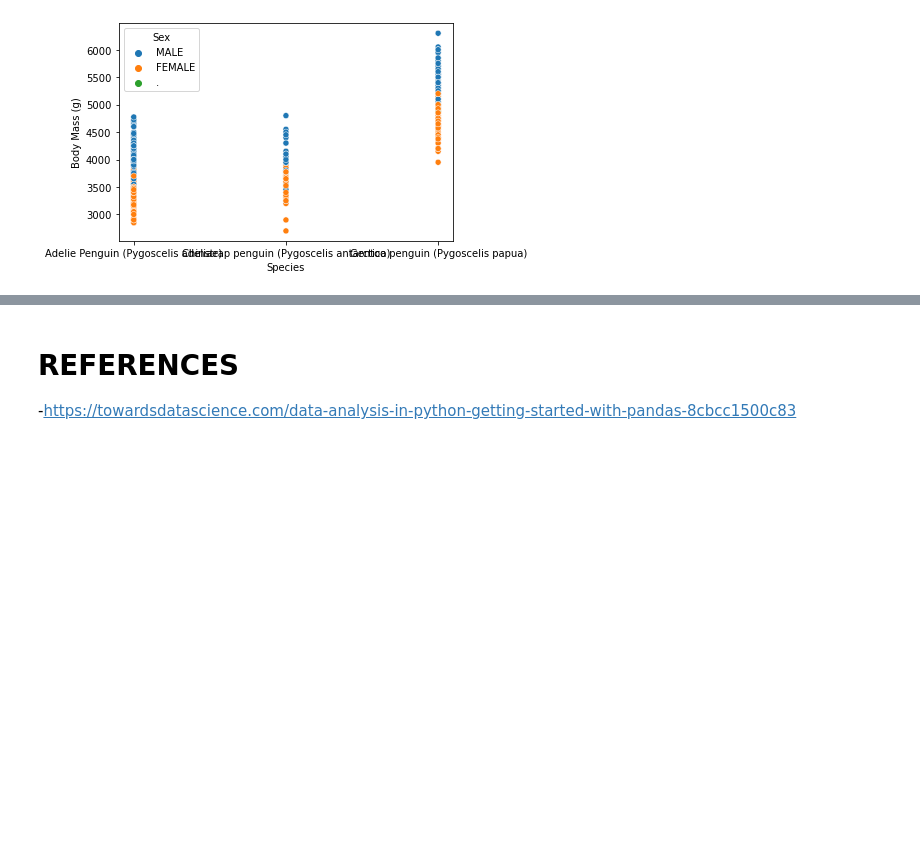
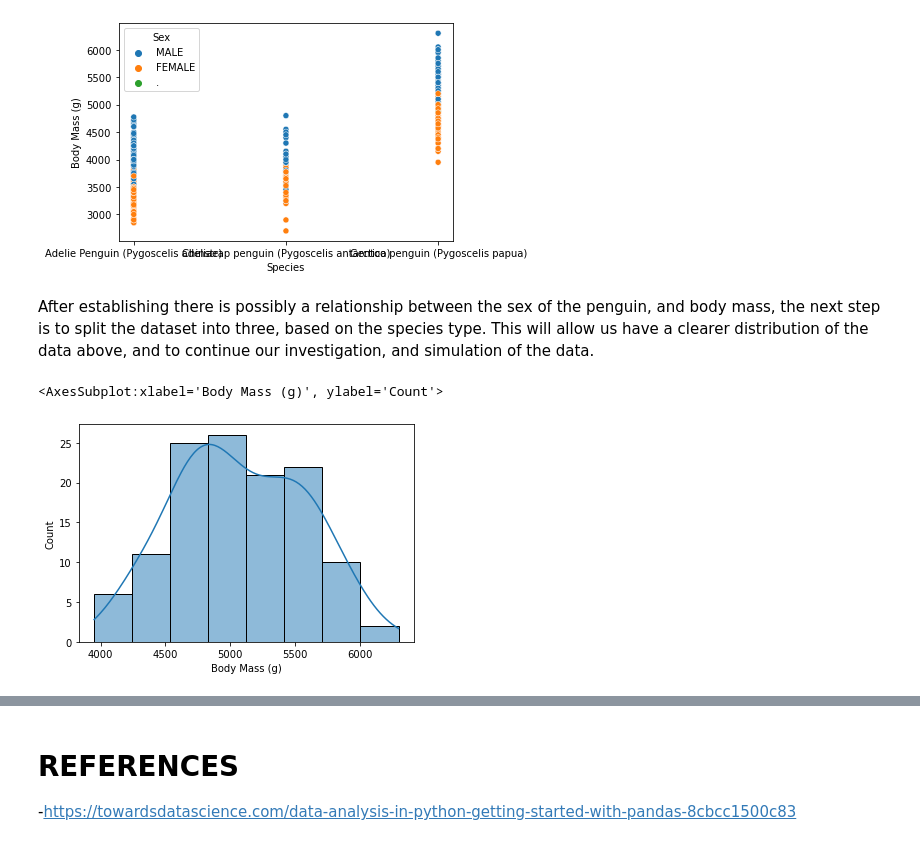
Before and after one commit to kaob1991/Programming-DA-project-1, a Jupyter notebook: Project.ipynb, the cells around one changed output, grey strips where cells are left out. Drawn from its saved outputs; the diff is of its cells as text; code cells hidden in the pictures; blank space fills up the shorter version.

Commit message:
correlation chart and histograms completed

```diff
--- a/Project.ipynb
+++ b/Project.ipynb
@@ -42,3 +42,6 @@ penguins.head()
 | 2 | PAL0708 | 3 | Adelie Penguin (Pygoscelis adeliae) | Anvers | Torgersen | Adult, 1 Egg Stage | N2A1 | Yes | ... |
 | 3 | PAL0708 | 4 | Adelie Penguin (Pygoscelis adeliae) | Anvers | Torgersen | Adult, 1 Egg Stage | N2A2 | Yes | ... |
 | 4 | PAL0708 | 5 | Adelie Penguin (Pygoscelis adeliae) | Anvers | Torgersen | Adult, 1 Egg Stage | N3A1 | Yes | ... |
+# %%
+penguins = penguins.drop(["Sample Number","Delta 15 N (o/oo)", "Delta 13 C (o/oo)"], axis = 1)
+penguins
@@ -73,3 +90,14 @@ sns.scatterplot(data = penguins, x = "Species",y= "Body Mass (g)", hue = "Sex")
 # %% [output]
 <AxesSubplot:xlabel='Species', ylabel='Body Mass (g)'>
 [figure]
+# %% [markdown]
+After establishing there is possibly a relationship between the sex of the penguin, and body mass, the next step is to split the dataset into three, based on the species type. This will allow us have a clearer distribution of the data above, and to continue our investigation, and simulation of the data.
+# %%
+adelie_data = penguins.loc [penguins ["Species"] == "Adelie Penguin (Pygoscelis adeliae)"]
+chinstrap_data = penguins.loc [penguins ["Species"] == "Chinstrap penguin (Pygoscelis antarctica)"]
+gentoo_data = penguins.loc [penguins ["Species"] == "Gentoo penguin (Pygoscelis papua)"]
+# %%
+sns.histplot(data = gentoo_data,x = "Body Mass (g)", kde = True)
+# %% [output]
+<AxesSubplot:xlabel='Body Mass (g)', ylabel='Count'>
+[figure, added]
```
Also changed, not shown: parts of 8 cells of this notebook.
